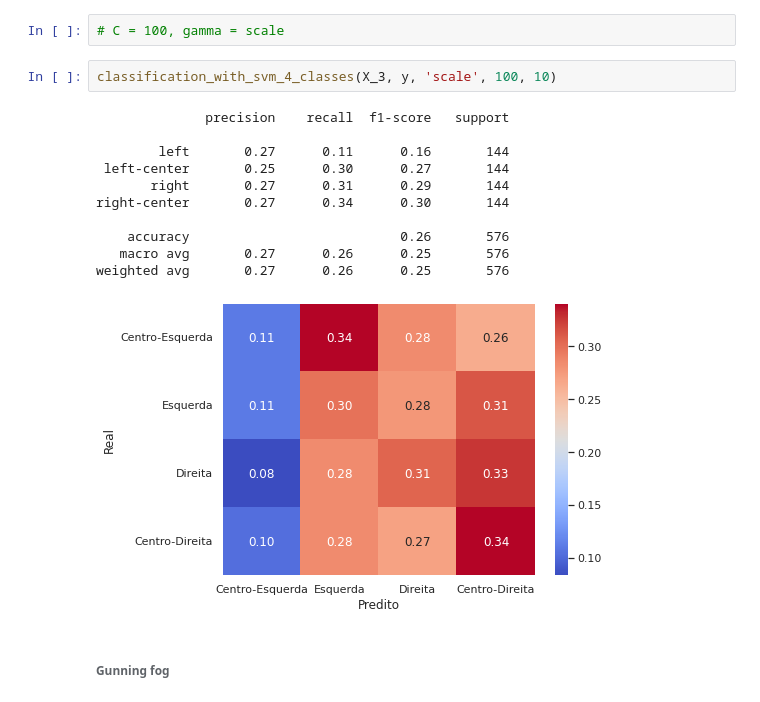
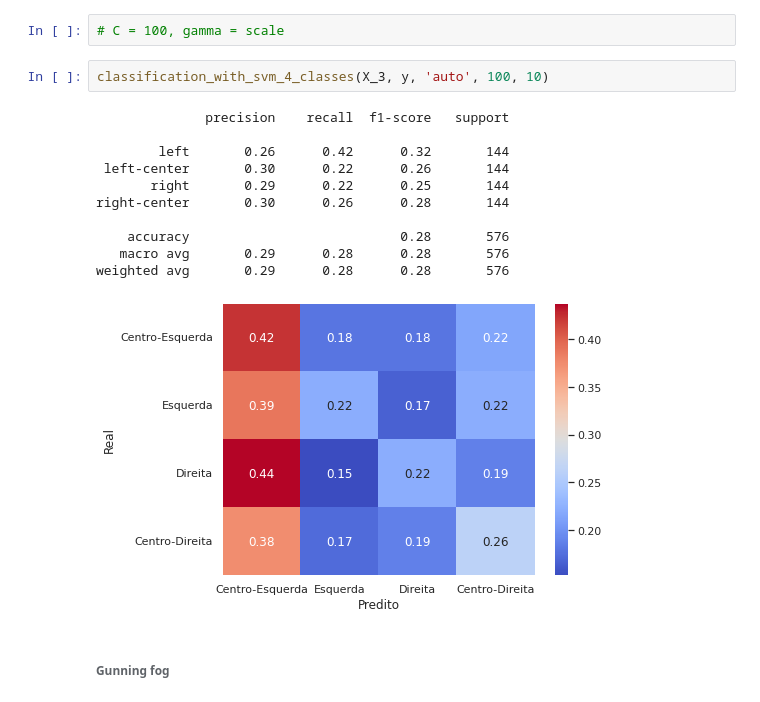
Before and after one commit to ldocarvalho/portals-bias, a Jupyter notebook: portals_bias.ipynb, the cells around one changed output. Saved outputs shown, nothing was run; the diff lists cells and outputs as text.

Commit message:
Model tuning in 4-class classification in News-February

```diff
--- a/portals_bias.ipynb
+++ b/portals_bias.ipynb
@@ -3346,19 +3346,19 @@ grid_search_cv_with_svm(X_3, y)
 # %%
 # C = 100, gamma = scale
 # %%
-classification_with_svm_4_classes(X_3, y, 'scale', 100, 10)
+classification_with_svm_4_classes(X_3, y, 'auto', 100, 10)
 # %% [output]
               precision    recall  f1-score   support
 
-        left       0.27      0.11      0.16       144
- left-center       0.25      0.30      0.27       144
-       right       0.27      0.31      0.29       144
-right-center       0.27      0.34      0.30       144
+        left       0.26      0.42      0.32       144
+ left-center       0.30      0.22      0.26       144
+       right       0.29      0.22      0.25       144
+right-center       0.30      0.26      0.28       144
 
-    accuracy                           0.26       576
-   macro avg       0.27      0.26      0.25       576
-weighted avg       0.27      0.26      0.25       576
+    accuracy                           0.28       576
+   macro avg       0.29      0.28      0.28       576
+weighted avg       0.29      0.28      0.28       576
-[figure, old version]
+[figure, new version]
 # %% [markdown]
 ###### Gunning fog
 # %%
```
Also changed, not shown: parts of 14 cells of this notebook.
